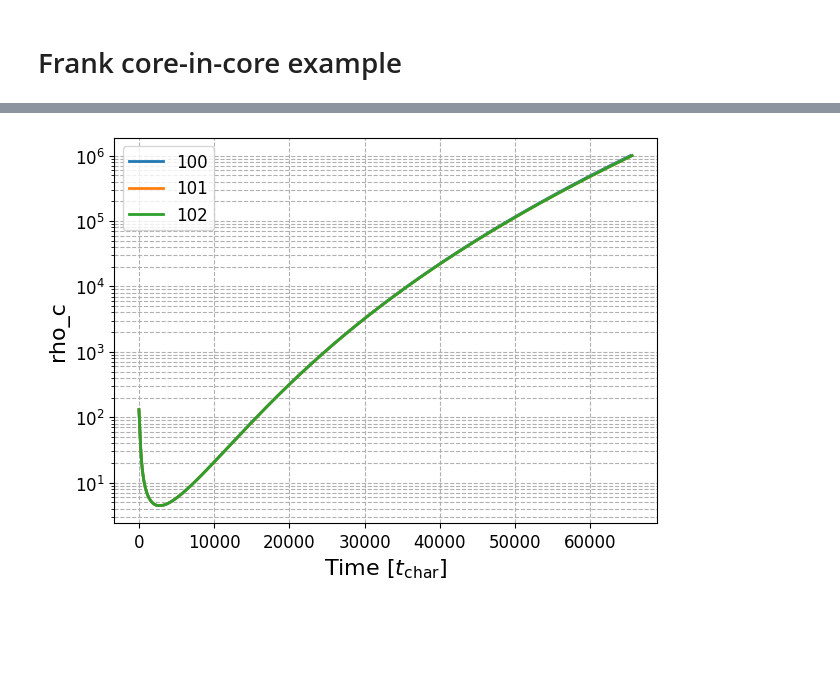
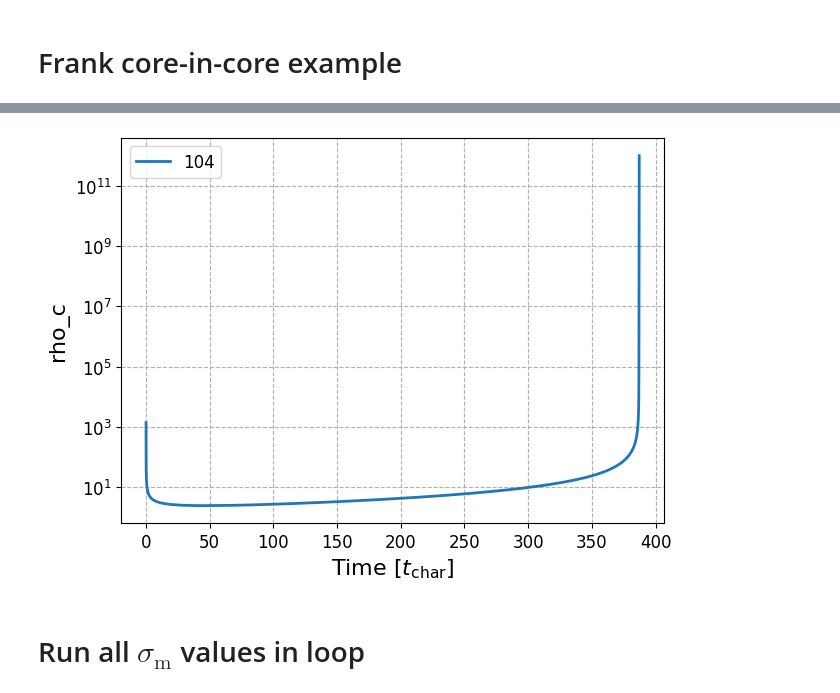
Before and after one commit to yaronetokayer/pygtfcode, a Jupyter notebook: experiments/core_in_core.ipynb, the cells around one changed output, grey strips where cells are left out. Drawn from its saved outputs; the diff is of its cells as text; code cells hidden in the pictures; blank space fills up the shorter version.

```diff
--- a/experiments/core_in_core.ipynb
+++ b/experiments/core_in_core.ipynb
@@ -68,4 +68,6 @@ Movie saved to /Users/yaronetokayer/YaleDrive/Research/SIDM/pygtfcode/experiment
 # %%
-gtf.plot_time_evolution([100, 101, 102], base_dir='/Users/yaronetokayer/YaleDrive/Research/SIDM/pygtfcode/experiments', grid=True)
+gtf.plot_time_evolution([104], base_dir='/Users/yaronetokayer/YaleDrive/Research/SIDM/pygtfcode/experiments', grid=True)
 # %% [output]
-[figure, old version]
+[figure, new version]
+# %% [markdown]
+# Run all $\sigma_\mathrm{m}$ values in loop
```
Also changed, not shown: parts of 7 cells of this notebook, 1 other file.
